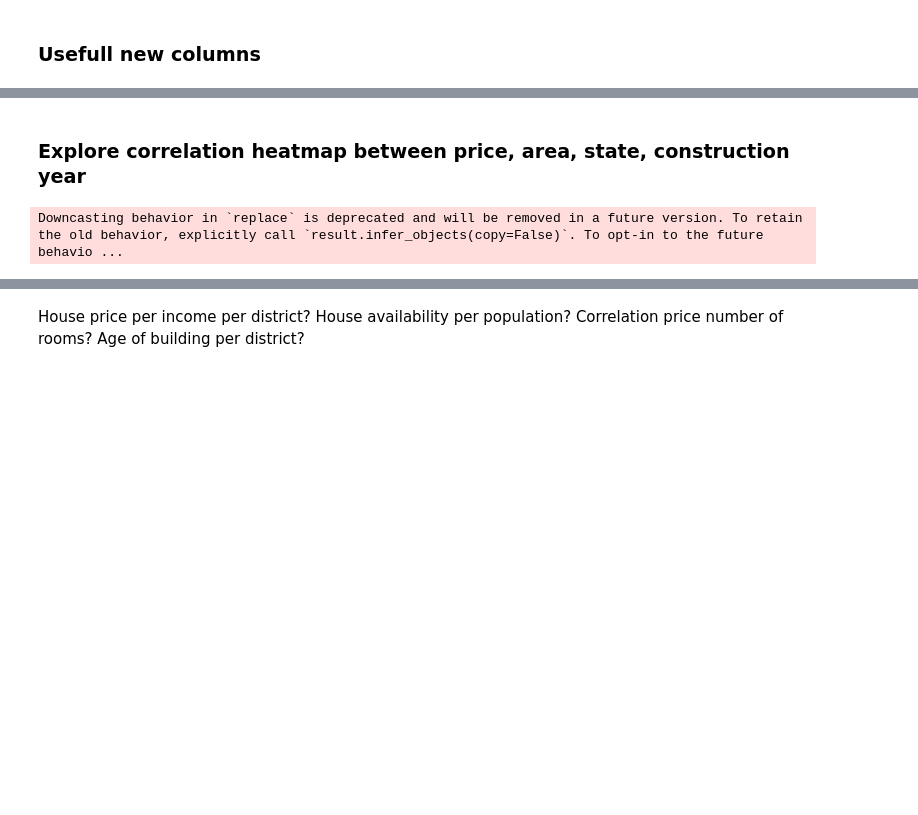
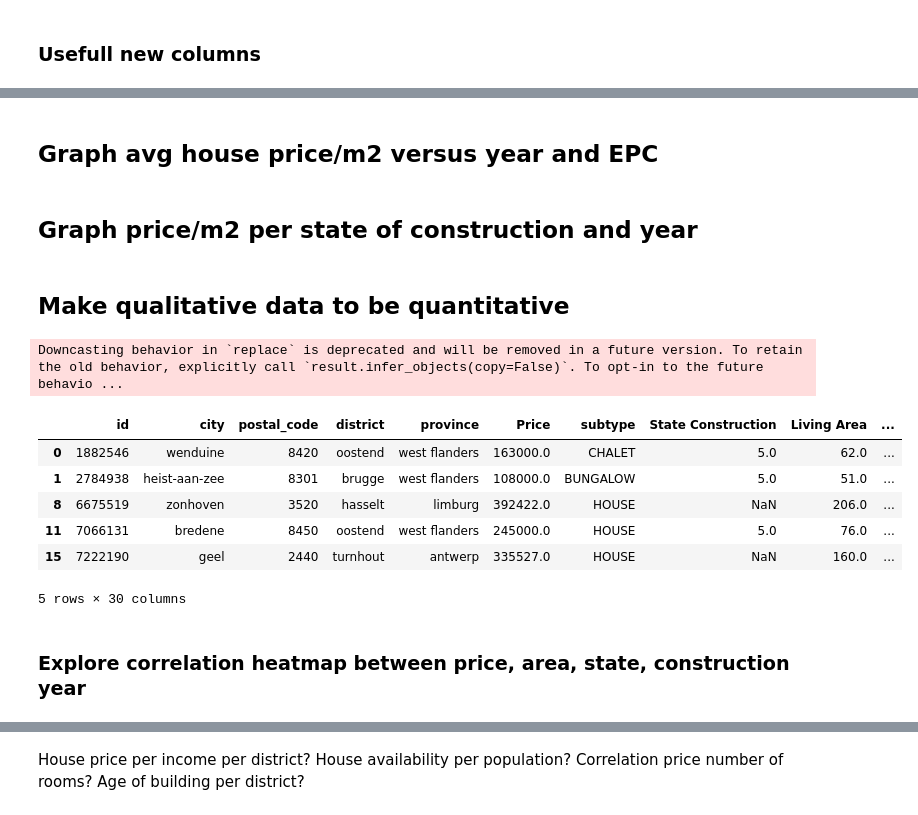
Before and after one commit to niels-demeyer/immo-eliza-scrapeGOATS-analysis, a Jupyter notebook: analysis/Andrea.ipynb, the cells around one changed output, grey strips where cells are left out. Saved outputs shown, nothing was run; the diff lists cells and outputs as text; code cells hidden in the pictures; blank space fills up the shorter version.

```diff
--- a/analysis/Andrea.ipynb
+++ b/analysis/Andrea.ipynb
@@ -70,0 +49,15 @@ Name: count, dtype: int64
+# %%
+# Drop subtypes that are not monoliving spaces
+bad_columns = df["subtype"].isin(["CASTLE","APARTMENT_BLOCK", "MIXED_USE_BUILDING", "MANSION", "OTHER_PROPERTY", "MANOR_HOUSE"])
+df_clean = df[~bad_columns]
+# Drop empty living
+df_clean.dropna(subset=['living_area'], inplace=True)
+zero_rows = df_clean["living_area"] == 0
+df_clean = df_clean[~zero_rows]
+# Drop empty total_area
+df_clean.dropna(subset=['area_total'], inplace=True)
+zero_rows1 = df_clean["area_total"] == 0
+df_clean = df_clean[~zero_rows1]
+
+
+df_clean.groupby("subtype").price.mean()
@@ -179,3 +199,5 @@ fig.show()
+# %% [markdown]
+## Graph avg house price/m2 versus year and EPC
 # %%
 # Selecting only columns with EPC correctly inputed
 mask_epc = price_no_outliers['epc'].isin(["A++", "A+", "A", "B", "C", "D", "E", "F", "G"])
@@ -188,6 +210,8 @@ compare_epc = compare_epc.groupby('epc', as_index=False)[["Price per Living Area
 fig = px.bar(compare_epc, x='epc', y='Price per Living Area', color='construction_year', title="Avg house price and construction year per EPC", labels = {'Price per Living Area':'Avg House Price / living area (€/m2)', 'epc': "EPC", "construction_year": "Avg year construction"}, color_continuous_scale = 'Turbo')
 fig.update_xaxes(categoryorder='array', categoryarray= ['A++', 'A+', 'A', 'B', 'C', 'D', 'E', 'G'])
 fig.show()
+# %% [markdown]
+## Graph price/m2 per state of construction and year
 # %%
 # Selecting rows with valid data for construction state
 type_state = ["AS_NEW","JUST_RENOVATED", "GOOD", "TO_BE_DONE_UP", "TO_RENOVATE", "TO_RESTORE"]
@@ -204,28 +228,32 @@ fig = px.bar(compare_state_construction, x='state_construction', y='price', colo
 fig.update_xaxes(categoryorder='array', categoryarray= ['A++', 'A+', 'A', 'B', 'C', 'D', 'E', 'G'])
 fig.show()
+# %% [markdown]
+## Make qualitative data to be quantitative
+# %%
+# Designates a numeric scale for qualitative data
+epc_sub= {"A++":8, "A+":7, "A":6,"B":5,"C":4,"D":3,"E":2,"F": 1,"G":0}
+state_sub = {"AS_NEW":5, "GOOD":4, "JUST_RENOVATED":3 , "TO_BE_DONE_UP":2, "TO_RENOVATE":1, "TO_RESTORE":0 }
+
+
+# Replaces string values for the numeric scale created
+correlation_var= price_no_outliers.replace({"epc":epc_sub, "state_construction": state_sub})
+# Filters out rows that have invalid input that were not able to be substituted before
+correlation_var = correlation_var[correlation_var['epc'].isin([0,1,2,3,4,5,6,7,8, np.nan])]
+correlation_var = correlation_var[correlation_var["state_construction"].isin([0,1,2,3,4,5, np.nan])]
+
+# Correct names of columns before plotting to something prettier
+correct_names = {"price": "Price", "living_area": "Living Area", "state_construction": "State Construction", "construction_year":"Construction year", "epc": "EPC" }
+correlation_var.rename(columns= correct_names, inplace = True)
+
+correlation_var.head()
+# %% [output]
+Downcasting behavior in `replace` is deprecated and will be removed in a future version. To retain the old behavior, explicitly call `result.infer_objects(copy=False)`. To opt-in to the future behavio ...
+|  | id | city | postal_code | district | province | Price | subtype | State Construction | Living Area | ... |
+| 0 | 1882546 | wenduine | 8420 | oostend | west flanders | 163000.0 | CHALET | 5.0 | 62.0 | ... |
+| 1 | 2784938 | heist-aan-zee | 8301 | brugge | west flanders | 108000.0 | BUNGALOW | 5.0 | 51.0 | ... |
+| 8 | 6675519 | zonhoven | 3520 | hasselt | limburg | 392422.0 | HOUSE | NaN | 206.0 | ... |
+| 11 | 7066131 | bredene | 8450 | oostend | west flanders | 245000.0 | HOUSE | 5.0 | 76.0 | ... |
+| 15 | 7222190 | geel | 2440 | turnhout | antwerp | 335527.0 | HOUSE | NaN | 160.0 | ... |
+5 rows × 30 columns
 # %% [markdown]
 ### Explore correlation heatmap between price, area, state, construction year
-# %%
-# Designates a numeric scale for qualitative data
-epc_sub= {"A++":8, "A+":7, "A":6,"B":5,"C":4,"D":3,"E":2,"F": 1,"G":0}
-state_sub = {"AS_NEW":5, "GOOD":4, "JUST_RENOVATED":3 , "TO_BE_DONE_UP":2, "TO_RENOVATE":1, "TO_RESTORE":0 }
-
-# Select columns to do the correlation
-correlation_var = price_no_outliers[['price', "living_area", "state_construction", "construction_year", "epc"]]
-
-# Replaces string values for the numeric scale created
-correlation_var= correlation_var.replace({"epc":epc_sub, "state_construction": state_sub})
-
-# Filters out rows that have invalid input that where not able to be substituted before
-correlation_var = correlation_var[correlation_var['epc'].isin([0,1,2,3,4,5,6,7,8, np.nan])]
-correlation_var = correlation_var[correlation_var["state_construction"].isin([0,1,2,3,4,5, np.nan])]
-
-
-# Correct names of columns before plotting to something prettier
-correct_names = {"price": "Price", "living_area": "Living Area", "state_construction": "State Construction", "construction_year":"Construction year", "epc": "Epc" }
-correlation_var.rename(columns= correct_names, inplace = True)
-
-# Creates dataframe of the correlations
-final_correlation = correlation_var.corr()
-# %% [output]
-Downcasting behavior in `replace` is deprecated and will be removed in a future version. To retain the old behavior, explicitly call `result.infer_objects(copy=False)`. To opt-in to the future behavio ...
```
Also changed, not shown: parts of 16 cells of this notebook.
